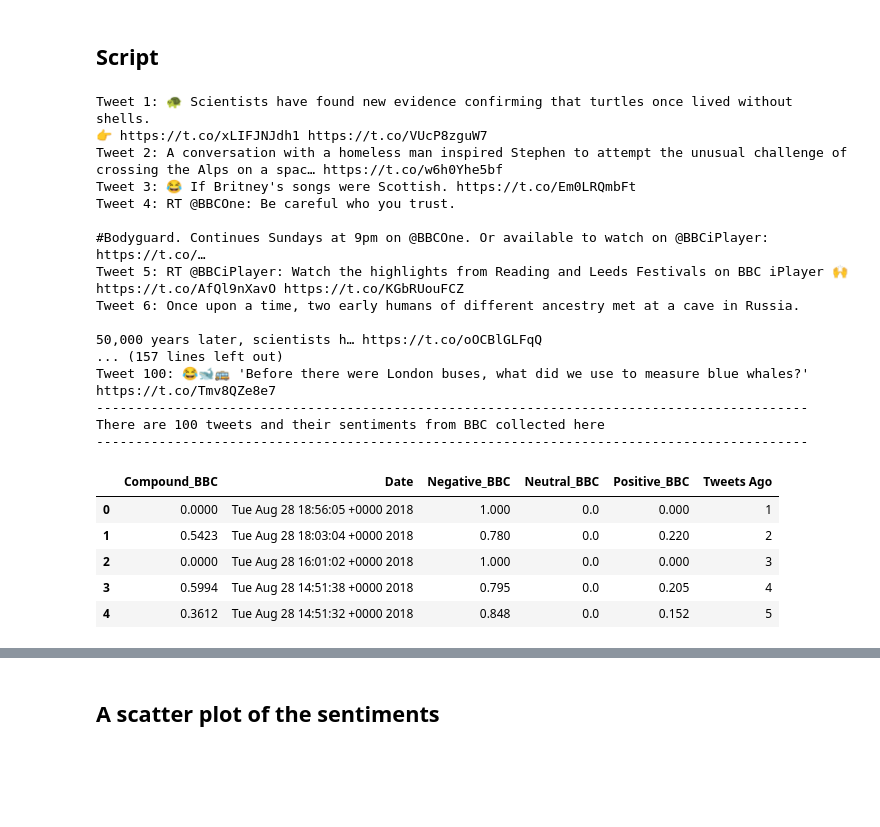
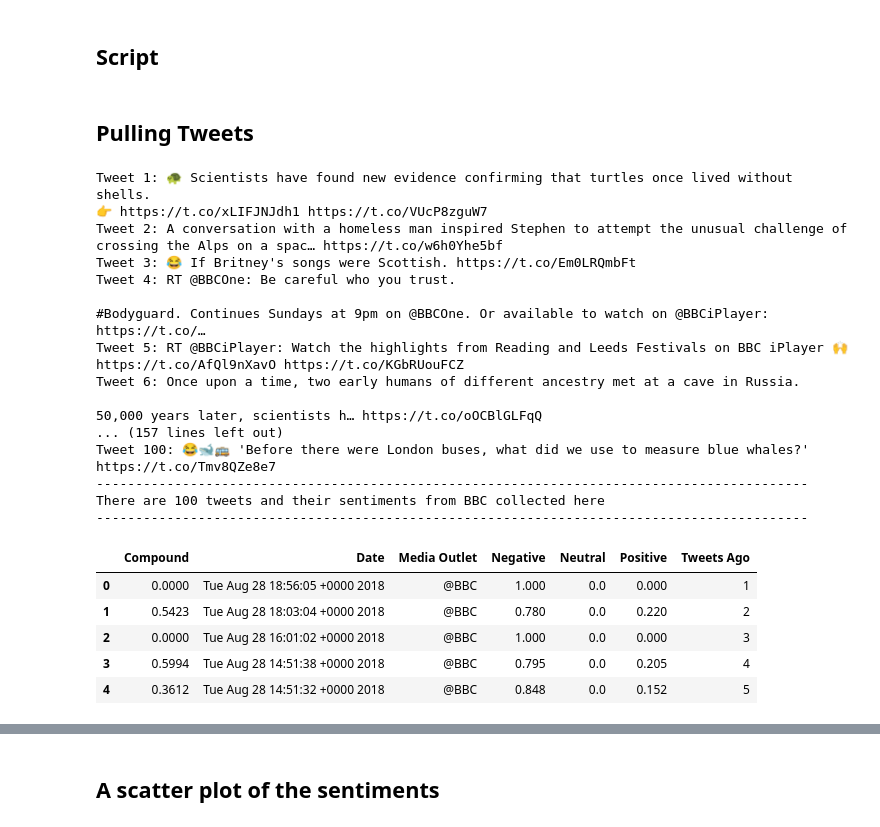
Before and after one commit to shrawantee/Vader-Sentiment-Analysis-Social-Analytics, a Jupyter notebook: HW7 - Social Analytics-NewsMood.ipynb, the cells around one changed output, grey strips where cells are left out. Saved outputs shown, nothing was run; the diff lists cells and outputs as text; code cells hidden in the pictures; blank space fills up the shorter version.

```diff
--- a/HW7 - Social Analytics-NewsMood.ipynb
+++ b/HW7 - Social Analytics-NewsMood.ipynb
@@ -59,6 +59,9 @@ from config import (consumer_key, consumer_secret,
 auth = tweepy.OAuthHandler(consumer_key, consumer_secret)
 auth.set_access_token(access_token, access_token_secret)
 api = tweepy.API(auth, parser=tweepy.parsers.JSONParser())
+# %% [markdown]
+Pulling Tweets
+-----------------
 # %%
 # Target Account
 target_user = "@BBC"
@@ -90,47 +93,48 @@ for x in range(5):
 
         # Append sentiments for each tweet from @BBC
         sentiments.append({"Date": tweet["created_at"],
-                           "Compound_BBC": compound,
-                           "Positive_BBC": pos,
-                           "Negative_BBC": neu,
-                           "Neutral_BBC": neg,
-                           "Tweets Ago": counter})
+                           "Compound": compound,
+                           "Positive": pos,
+                           "Negative": neu,
+                           "Neutral": neg,
+                           "Tweets Ago": counter,
+                          "Media Outlet": target_user})
 
         # Add to counter
         counter = counter + 1
 
 BBC =pd.DataFrame.from_dict(sentiments)
 
 
 print(f"-------------------------------------------------------------------------------------------")
 print(f"There are {len(BBC)} tweets and their sentiments from BBC collected here")
 print(f"-------------------------------------------------------------------------------------------")
 
 BBC.head()
 # %% [output]
 Tweet 1: 🐢 Scientists have found new evidence confirming that turtles once lived without shells.
 👉 https://t.co/xLIFJNJdh1 https://t.co/VUcP8zguW7
 Tweet 2: A conversation with a homeless man inspired Stephen to attempt the unusual challenge of crossing the Alps on a spac… https://t.co/w6h0Yhe5bf
 Tweet 3: 😂 If Britney's songs were Scottish. https://t.co/Em0LRQmbFt
 Tweet 4: RT @BBCOne: Be careful who you trust.
 
 #Bodyguard. Continues Sundays at 9pm on @BBCOne. Or available to watch on @BBCiPlayer: https://t.co/…
 Tweet 5: RT @BBCiPlayer: Watch the highlights from Reading and Leeds Festivals on BBC iPlayer 🙌
 https://t.co/AfQl9nXavO https://t.co/KGbRUouFCZ
 Tweet 6: Once upon a time, two early humans of different ancestry met at a cave in Russia.
 
 50,000 years later, scientists h… https://t.co/oOCBlGLFqQ
 ... (157 lines left out)
 Tweet 100: 😂🐋🚌 'Before there were London buses, what did we use to measure blue whales?' https://t.co/Tmv8QZe8e7
 -------------------------------------------------------------------------------------------
 There are 100 tweets and their sentiments from BBC collected here
 -------------------------------------------------------------------------------------------
-|  | Compound_BBC | Date | Negative_BBC | Neutral_BBC | Positive_BBC | Tweets Ago |
-| 0 | 0.0000 | Tue Aug 28 18:56:05 +0000 2018 | 1.000 | 0.0 | 0.000 | 1 |
-| 1 | 0.5423 | Tue Aug 28 18:03:04 +0000 2018 | 0.780 | 0.0 | 0.220 | 2 |
-| 2 | 0.0000 | Tue Aug 28 16:01:02 +0000 2018 | 1.000 | 0.0 | 0.000 | 3 |
-| 3 | 0.5994 | Tue Aug 28 14:51:38 +0000 2018 | 0.795 | 0.0 | 0.205 | 4 |
-| 4 | 0.3612 | Tue Aug 28 14:51:32 +0000 2018 | 0.848 | 0.0 | 0.152 | 5 |
+|  | Compound | Date | Media Outlet | Negative | Neutral | Positive | Tweets Ago |
+| 0 | 0.0000 | Tue Aug 28 18:56:05 +0000 2018 | @BBC | 1.000 | 0.0 | 0.000 | 1 |
+| 1 | 0.5423 | Tue Aug 28 18:03:04 +0000 2018 | @BBC | 0.780 | 0.0 | 0.220 | 2 |
+| 2 | 0.0000 | Tue Aug 28 16:01:02 +0000 2018 | @BBC | 1.000 | 0.0 | 0.000 | 3 |
+| 3 | 0.5994 | Tue Aug 28 14:51:38 +0000 2018 | @BBC | 0.795 | 0.0 | 0.205 | 4 |
+| 4 | 0.3612 | Tue Aug 28 14:51:32 +0000 2018 | @BBC | 0.848 | 0.0 | 0.152 | 5 |
 # %%
 # Target Account
 target_user = "@CBS"
```
Also changed, not shown: parts of 9 cells of this notebook, 5 other files.
